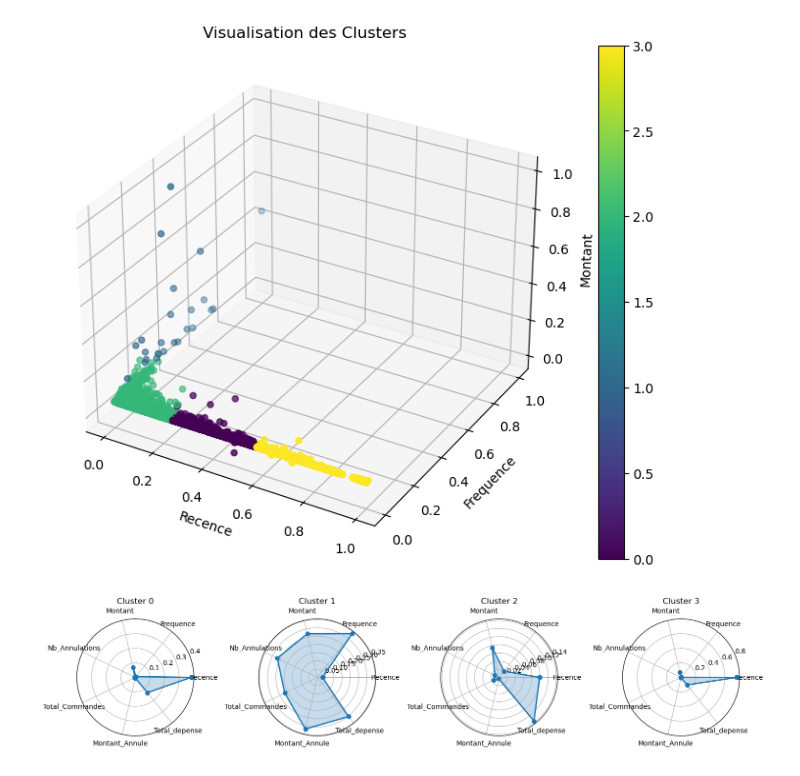
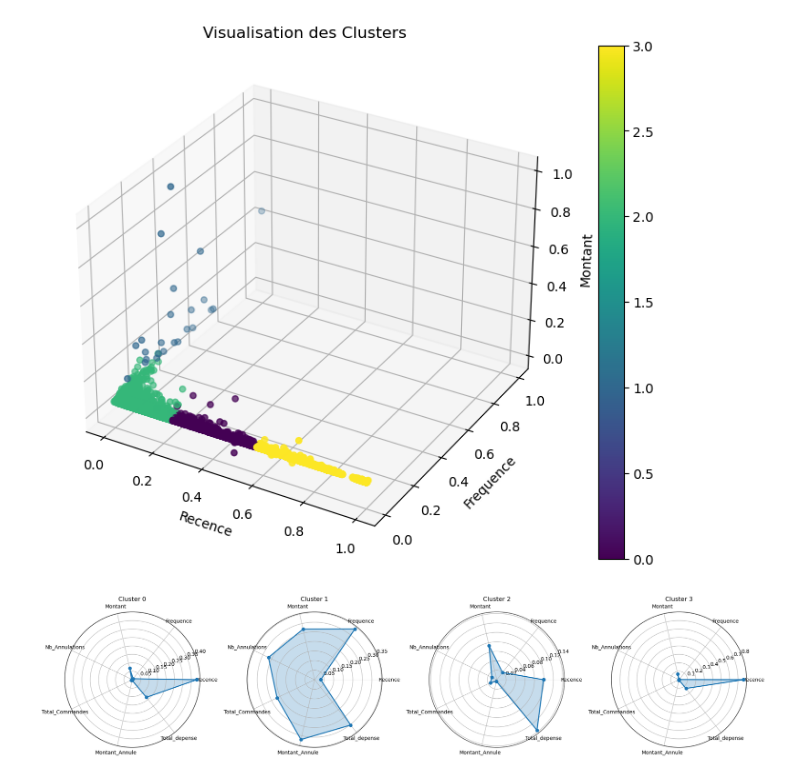
Before and after one commit to neevaiti/segmentation_client_simplon, a Jupyter notebook: segmentation_rfm.ipynb, the cells around one changed output. Saved outputs shown, nothing was run; the diff lists cells and outputs as text; code cells hidden in the pictures.

Commit message:
diagrames radar

```diff
--- a/segmentation_rfm.ipynb
+++ b/segmentation_rfm.ipynb
@@ -175,23 +163,23 @@ plt.show()
 # %%
 caracteristiques = ['Recence', 'Frequence', 'Montant', 'Nb_Annulations', 'Total_Commandes', 'Montant_Annule', 'Total_depense']
 
 means = df.groupby('Cluster')[caracteristiques].mean()
 
 angles = np.linspace(0, 2 * np.pi, len(caracteristiques), endpoint=False).tolist()
 angles += angles[:1]
 
-fig, axes = plt.subplots(nrows=1, ncols=num_clusters, figsize=(15, 10), subplot_kw=dict(polar=True))
+fig, axes = plt.subplots(nrows=1, ncols=num_clusters, figsize=(20, 10), subplot_kw=dict(polar=True))
 
 for cluster, ax in zip(range(num_clusters), axes):
     ax.plot(angles, means.loc[cluster].values.tolist() + means.loc[cluster].values.tolist()[:1], 'o-', linewidth=2)
     ax.fill(angles, means.loc[cluster].values.tolist() + means.loc[cluster].values.tolist()[:1], alpha=0.25)
     ax.set_xticks(angles[:-1])
     ax.set_xticklabels(caracteristiques)
     ax.set_title(f'Cluster {cluster}')
     ax.grid(True)
 
 plt.tight_layout()
 
 plt.show()
 # %% [output]
-[figure, old version]
+[figure, new version]
```
Also changed, not shown: parts of 4 cells of this notebook, 1 other file.
